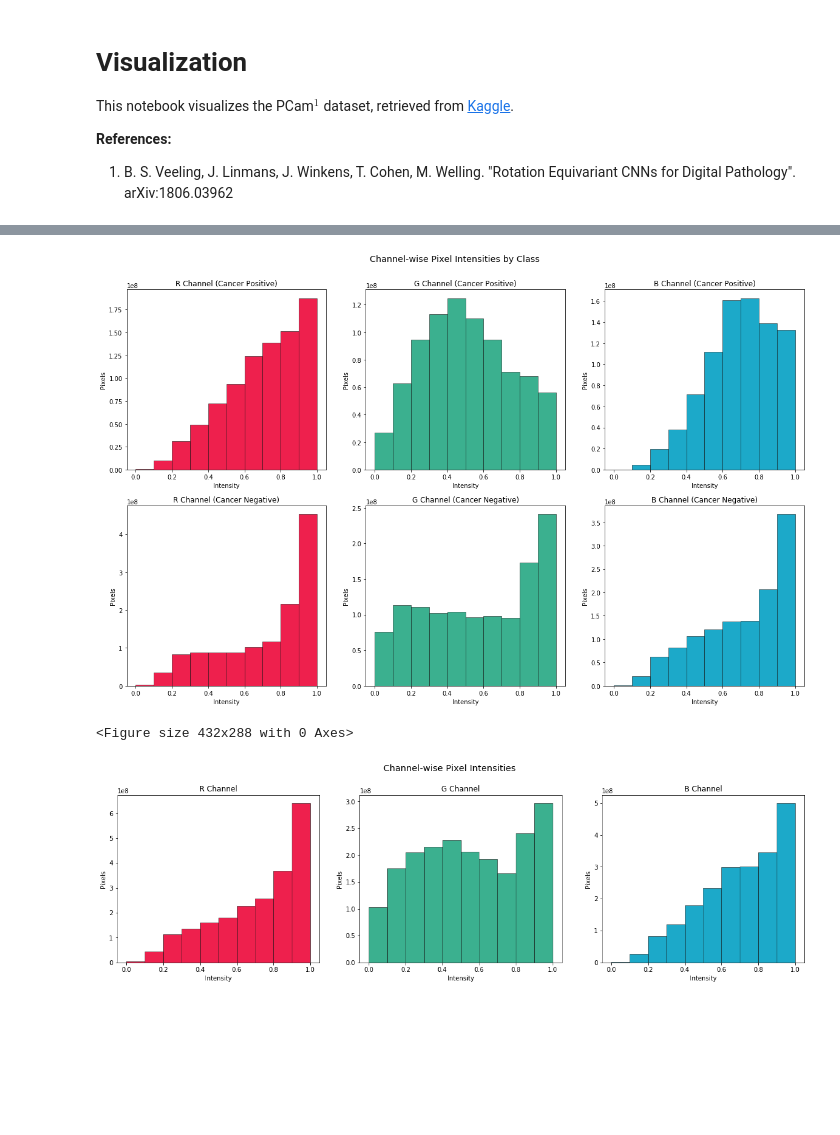
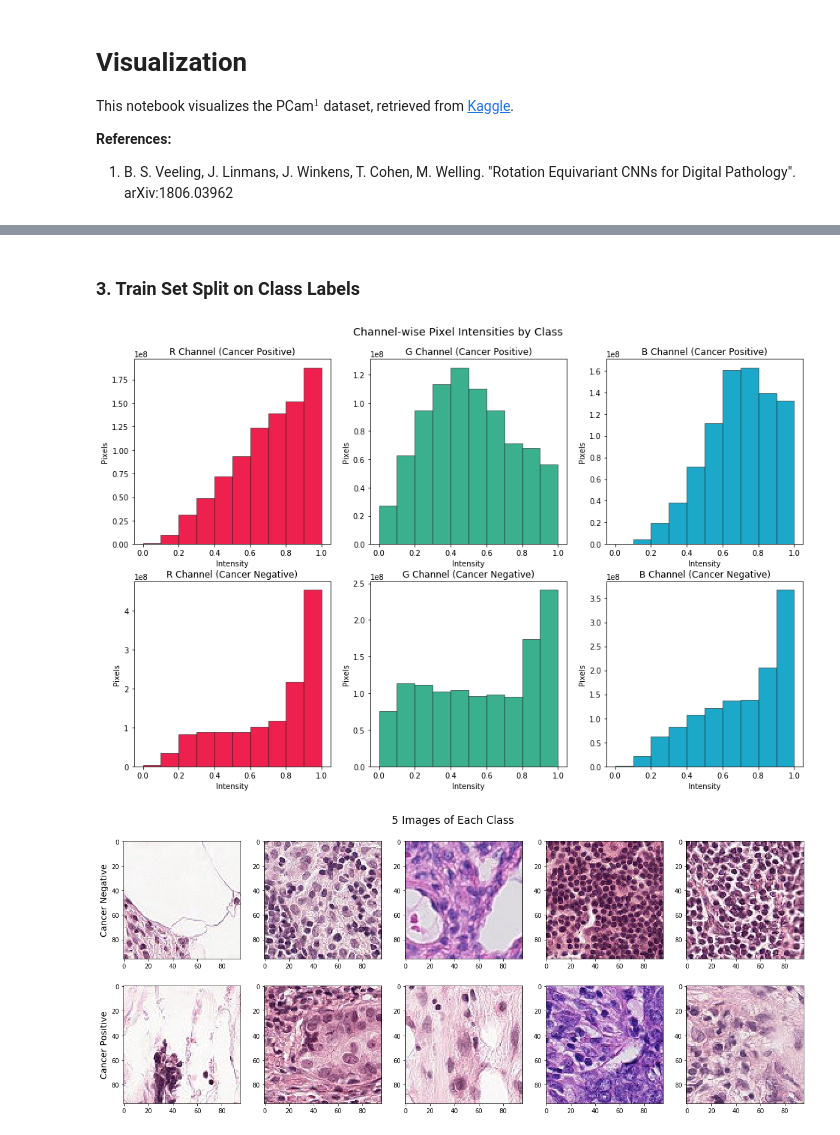
Before and after one commit to aramuk/histopathology, a Jupyter notebook: notebooks/visualization.ipynb, the cells around one changed output, grey strips where cells are left out. Saved outputs shown, nothing was run; the diff lists cells and outputs as text; code cells hidden in the pictures; blank space fills up the shorter version.

```diff
--- a/notebooks/visualization.ipynb
+++ b/notebooks/visualization.ipynb
@@ -30,0 +97,6 @@ PCam dataset has 220025 labeled images of shape (3, 96, 96)
+# %%
+bins = np.linspace(0, 1, 11)
+buckets = np.zeros((3, len(bins)-1))
+n_batches = len(ul_train_loader) + len(ul_test_loader)
+pcam_histogram(bins, buckets, ul_train_loader, first_batch=1, n_batches=n_batches)
+pcam_histogram(bins, buckets, ul_test_loader, first_batch=len(ul_train_loader)+1, n_batches=n_batches)
@@ -31,7 +134,8 @@ PCam dataset has 220025 labeled images of shape (3, 96, 96)
 # %%
 bins = np.linspace(0, 1, 11)
-pos_buckets = np.zeros((3,10))
-neg_buckets = np.zeros((3,10))
+start = time.time()
+pos_buckets = np.zeros((3, len(bins)-1))
+neg_buckets = np.zeros((3, len(bins)-1))
 num_batches = len(train_loader)
 for b, (images, labels) in enumerate(train_loader, start=1):
     labels = labels.flatten().numpy()
@@ -45,5 +149,6 @@ for b, (images, labels) in enumerate(train_loader, start=1):
     pos_buckets[:,-1] += np.sum(pos_images == 1.0, axis=1)
     neg_buckets[:,-1] += np.sum(neg_images == 1.0, axis=1)
     if b % 500 == 0:
-        print(f'Batch[{b}/{num_batches}]: finished distibuting pixels')
+        print(f'Batch[{b}/{n_batches}]: Finished distibuting pixels in {(time.time()-start):.6f}s.')
+print(f'Finished binning dataset in {(time.time()-start):.6f}s.')
 # %% [output]
@@ -57,0 +164,12 @@ Batch[4000/4401]: finished distibuting pixels
+# %%
+plt.subplots_adjust(hspace=0.3, wspace=0.5)
+fig, ax = plt.subplots(1, 3, figsize=(20,6))
+fig.suptitle('Channel-wise Pixel Intensities', size='x-large', va='bottom', y=0.93)
+for i, color in zip(range(3), ('#EE204D', '#3BB08F', '#1CA9C9')):
+    ax[i].bar(bins[1:]-0.05, height=pos_buckets[i]+neg_buckets[i], width=0.1, color=color, lw=0.5, edgecolor='k')
+    ax[i].set_xlabel('Intensity')
+    ax[i].set_ylabel('Pixels')
+ax[0].set_title('R Channel')
+ax[1].set_title('G Channel')
+ax[2].set_title('B Channel')
+plt.savefig('../figures/channel_pixel_intensities_train.png')
@@ -58,34 +179,35 @@ Batch[4000/4401]: finished distibuting pixels
+# %% [markdown]
+### 3. Train Set Split on Class Labels
 # %%
-fig, ax = plt.subplots(2, 3, figsize=(20,12))
-fig.suptitle('Channel-wise Pixel Intensities by Class', size='x-large', va='bottom', y=0.93)
+fig, ax = plt.subplots(2, 3, figsize=(16,10))
+fig.suptitle('Channel-wise Pixel Intensities by Class', size='x-large', va='bottom', y=0.92)
 for i, color in zip(range(3), ('#EE204D', '#3BB08F', '#1CA9C9')):
     ax[0,i].bar(bins[1:]-0.05, height=pos_buckets[i], width=0.1, color=color, lw=0.5, edgecolor='k')
     ax[1,i].bar(bins[1:]-0.05, height=neg_buckets[i], width=0.1, color=color, lw=0.5, edgecolor='k')
     ax[0,i].set_xlabel('Intensity')
     ax[0,i].set_ylabel('Pixels')
     ax[1,i].set_xlabel('Intensity')
     ax[1,i].set_ylabel('Pixels')
-ax[0,0].set_title('R Channel (Cancer Positive)')
-ax[1,0].set_title('R Channel (Cancer Negative)')
-ax[0,1].set_title('G Channel (Cancer Positive)')
-ax[1,1].set_title('G Channel (Cancer Negative)')
-ax[0,2].set_title('B Channel (Cancer Positive)')
-ax[1,2].set_title('B Channel (Cancer Negative)')
-plt.savefig('../figures/channel_pixel_intensities_by_class.png')
+ax[0,0].set_title('R Channel (Cancer Positive)', size='large')
+ax[1,0].set_title('R Channel (Cancer Negative)', size='large')
+ax[0,1].set_title('G Channel (Cancer Positive)', size='large')
+ax[1,1].set_title('G Channel (Cancer Negative)', size='large')
+ax[0,2].set_title('B Channel (Cancer Positive)', size='large')
+ax[1,2].set_title('B Channel (Cancer Negative)', size='large')
+plt.savefig('../figures/channel_pixel_intensities_by_class_train.png')
 # %% [output]
-[figure, old version]
+[figure, new version]
-# %%
-plt.subplots_adjust(hspace=0.3, wspace=0.5)
-fig, ax = plt.subplots(1, 3, figsize=(20,5))
-fig.suptitle('Channel-wise Pixel Intensities', size='x-large', va='bottom')
-for i, color in zip(range(3), ('#EE204D', '#3BB08F', '#1CA9C9')):
-    ax[i].bar(bins[1:]-0.05, height=pos_buckets[i]+neg_buckets[i], width=0.1, color=color, lw=0.5, edgecolor='k')
-    ax[i].set_xlabel('Intensity')
-    ax[i].set_ylabel('Pixels')
-ax[0].set_title('R Channel')
-ax[1].set_title('G Channel')
-ax[2].set_title('B Channel')
-plt.savefig('../figures/channel_pixel_intensities.png')
-# %% [output]
-<Figure size 432x288 with 0 Axes>
-[figure, removed]
+# %%
+fig, ax = plt.subplots(2, 5, figsize=(20, 8))
+fig.suptitle('5 Images of Each Class', size='xx-large', y=0.95)
+images, labels = next(iter(train_loader))
+labels = labels.flatten()
+images = images.permute(0,2,3,1).numpy()
+for i in range(2):
+    class_images = images[labels == i][:5]
+    ax[i,0].set_ylabel(f'Cancer {"Positive" if i == 1 else "Negative"}', size='x-large')
+    for j in range(5):
+        ax[i,j].imshow(class_images[j])
+plt.savefig('../figures/5_images_of_each_class.png')
+# %% [output]
+[figure, added]
```
Also changed, not shown: parts of 16 cells of this notebook, 5 other files.
